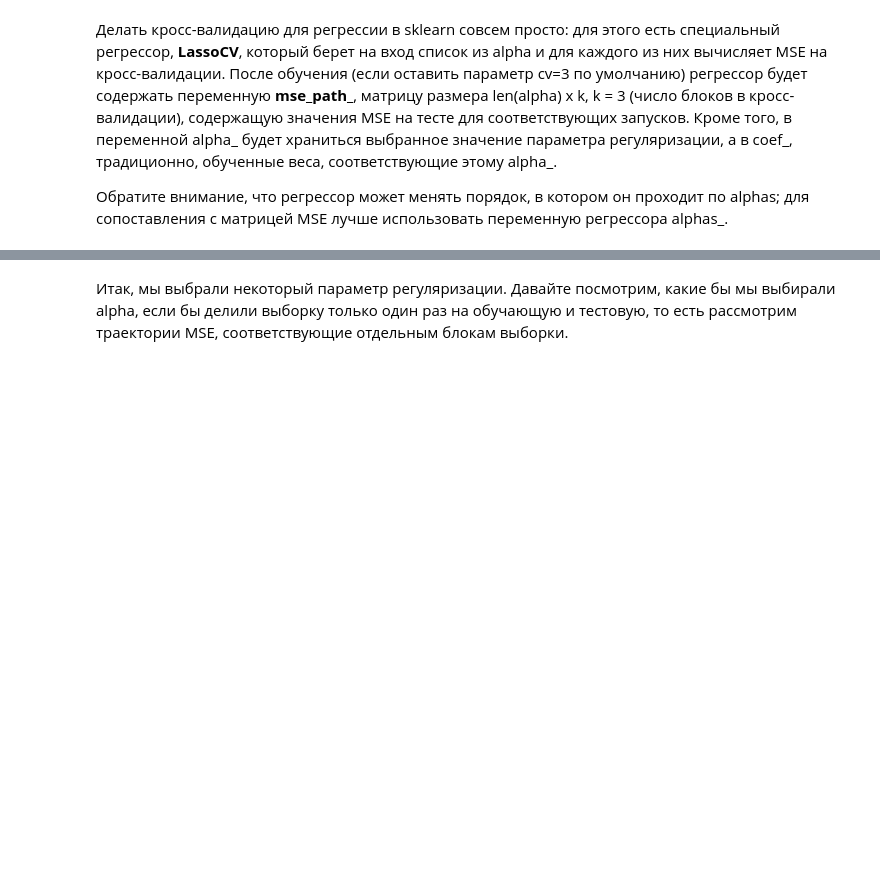
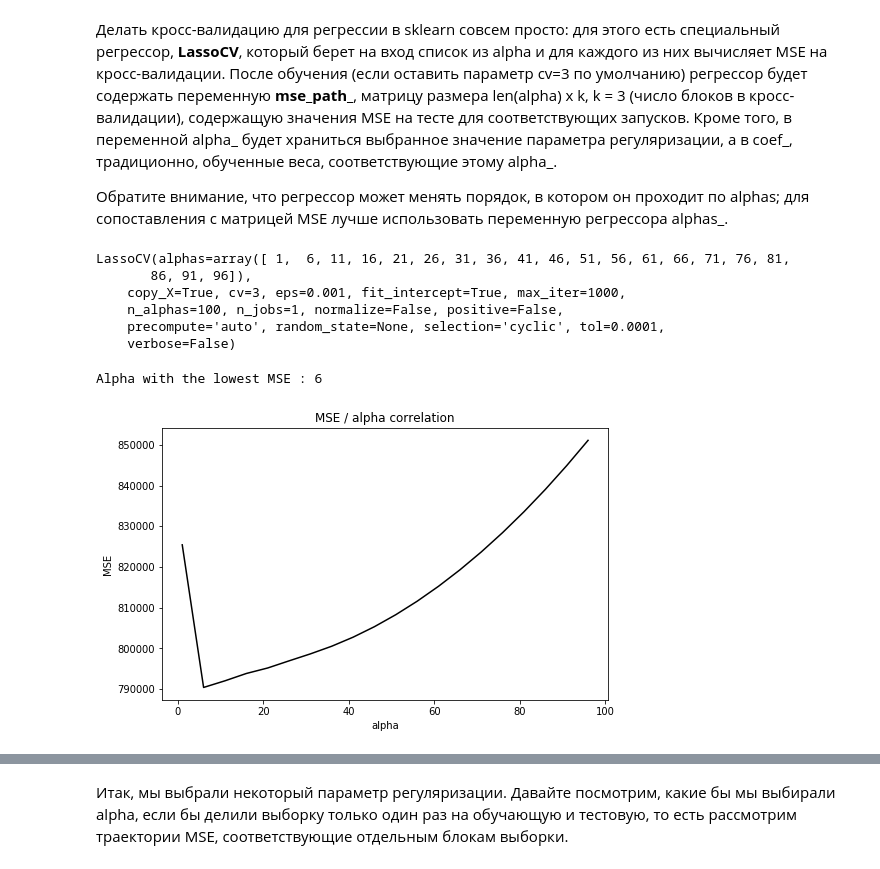
Before and after one commit to armavox/mldaspec, a Jupyter notebook: course2/notebooks/week2_peer_OverfittingTask.ipynb, the cells around one changed output, grey strips where cells are left out. Drawn from its saved outputs; the diff is of its cells as text; code cells hidden in the pictures; blank space fills up the shorter version.

```diff
--- a/course2/notebooks/week2_peer_OverfittingTask.ipynb
+++ b/course2/notebooks/week2_peer_OverfittingTask.ipynb
@@ -123,3 +181,6 @@ from sklearn.linear_model import Lasso, Ridge
 # %%
 # Код 2.2 (0.5 балла)
 # Обучите линейную модель с L1-регуляризацией и выведите веса
+lasso_reg = Lasso()
+lasso_reg.fit(X, y)
+list(zip(df.columns[:-1], lasso_reg.coef_))
@@ -126,3 +200,6 @@ from sklearn.linear_model import Lasso, Ridge
 # %%
 # Код 2.3 (0.5 балла)
 # Обучите линейную модель с L2-регуляризацией и выведите веса
+ridge_reg = Ridge()
+ridge_reg.fit(X, y)
+list(zip(df.columns[:-1], ridge_reg.coef_))
@@ -140,3 +230,15 @@ coefs_ridge = np.zeros((alphas.shape[0], X.shape[1]))
 # Для каждого значения коэффициента из alphas обучите регрессор Lasso
 # и запишите веса в соответствующую строку матрицы coefs_lasso (вспомните встроенную в python функцию enumerate),
 # а затем обучите Ridge и запишите веса в coefs_ridge.
+for i in range(coefs_lasso.shape[0]):
+    lasso_reg = Lasso(alpha=alphas[i])
+    lasso_reg.fit(X, y)
+    ridge_reg = Ridge(alpha=alphas[i])
+    ridge_reg.fit(X, y)
+    for j in range(coefs_lasso.shape[1]):
+        coefs_lasso[i, j] = lasso_reg.coef_[j]
+        coefs_ridge[i, j] = ridge_reg.coef_[j]
+
+print(coefs_lasso)
+print('\n')
+print(coefs_ridge)
@@ -190,3 +313,36 @@ from sklearn.linear_model import LassoCV
 # Постройте график _усредненного_ по строкам MSE в зависимости от alpha.
 # Выведите выбранное alpha, а также пары "признак-коэффициент" для обученного вектора коэффициентов
 alphas = np.arange(1, 100, 5)
+lasso_cv_reg = LassoCV(alphas=alphas, cv=3)
+lasso_cv_reg.fit(X,y)
+# %% [output]
+LassoCV(alphas=array([ 1,  6, 11, 16, 21, 26, 31, 36, 41, 46, 51, 56, 61, 66, 71, 76, 81,
+       86, 91, 96]),
+    copy_X=True, cv=3, eps=0.001, fit_intercept=True, max_iter=1000,
+    n_alphas=100, n_jobs=1, normalize=False, positive=False,
+    precompute='auto', random_state=None, selection='cyclic', tol=0.0001,
+    verbose=False)
+# %%
+# найдем вручную лучшее значение alpha
+
+mse_mean = lasso_cv_reg.mse_path_.mean(axis=1) # усредненные по k значения MSE
+alphas_ = lasso_cv_reg.alphas_ # вектор значений alpha согласно регрессору
+
+best_alpha = alphas_[np.argmin(mse_mean)] # argmin возвращает индекс минимального элемента
+
+print('Alpha with the lowest MSE :', best_alpha)
+# %% [output]
+Alpha with the lowest MSE : 6
+# %%
+# проверим визуально, что при alpha=6 – MSE минимальна
+
+plt.figure(figsize=((8,5)))
+
+plt.plot(lasso_cv_reg.alphas_, lasso_cv_reg.mse_path_.mean(axis=1), c='k')
+
+plt.xlabel('alpha')
+plt.ylabel('MSE')
+
+plt.title('MSE / alpha correlation');
+# %% [output]
+[figure, added]
```
Also changed, not shown: parts of 23 cells of this notebook.
